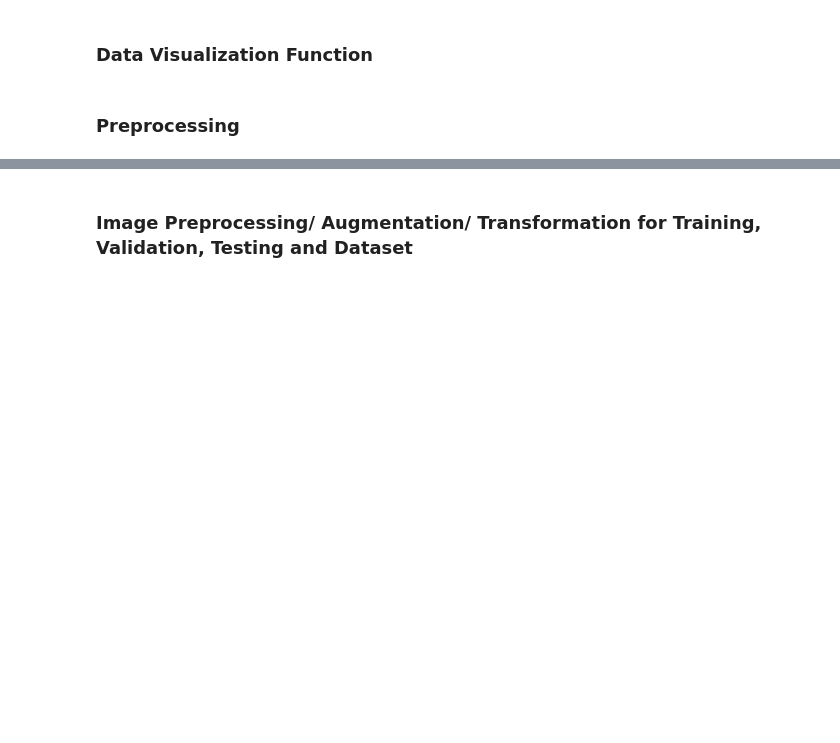
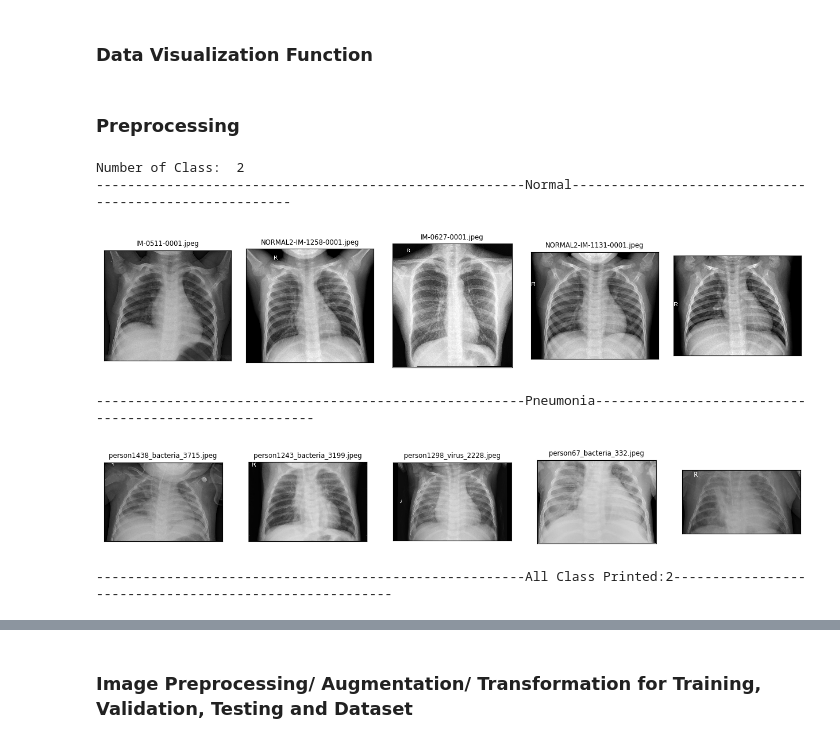
Before and after one commit to anjanatiha/Pneumonia-Detection-from-Chest-X-Ray-Images-with-Deep-Learning, a Jupyter notebook: code/Detection of Pneumonia from Chest X-Ray Images 1.0.0.0.ipynb, the cells around one changed output, grey strips where cells are left out. Cells and saved outputs as stored; diff of their text form; code cells hidden in the pictures; blank space fills up the shorter version.

```diff
--- a/code/Detection of Pneumonia from Chest X-Ray Images 1.0.0.0.ipynb
+++ b/code/Detection of Pneumonia from Chest X-Ray Images 1.0.0.0.ipynb
@@ -197,3 +237,43 @@ def name_correct(name):
     return re.sub(r'[^a-zA-Z,:]', ' ', name).title()
 # %% [markdown]
 ### Data Visualization Function
+# %%
+def get_reset_subplot_params(nrows, ncols, dpi):
+    subplot_params = {}
+    subplot_params["nrows"] = nrows
+    subplot_params["ncols"] = ncols
+
+    subplot_params["figsize_col"] = subplot_params["ncols"]*2.5
+    subplot_params["figsize_row"] = subplot_params["nrows"]*2.5
+    subplot_params["dpi"] = dpi
+    subplot_params["facecolor"] = 'w'
+    subplot_params["edgecolor"] = 'k'
+    subplot_params["subplot_kw"] = {'xticks': [], 'yticks': []}
+    subplot_params["axes.titlesize"] = 'small'
+    subplot_params["hspace"] = 0.5
+    subplot_params["wspace"] = 0.3
+
+    return subplot_params
+
+def get_reset_plot_params(figsize=(15, 5), title="", xlabel ="", ylabel="", legends=[], title_fontsize = 18, label_fontsize = 14, image_file_name="", save = False, dpi=100, update_image=True):
+    plot_params = {}
+
+    plot_params["figsize"] = figsize
+
+    plot_params["title"] = title
+
+    plot_params["xlabel"] = xlabel
+    plot_params["ylabel"] = ylabel
+
+    plot_params["legends"] = legends
+
+    plot_params["title_fontsize"] = title_fontsize
+    plot_params["axes.titlesize"] = "small"
+    plot_params["label_fontsize"] = label_fontsize
+
+    plot_params["image_file_name"] = image_file_name
+    plot_params["save"] = save
+    plot_params["update_image"] = update_image
+
+    plot_params["subplot"] = None
+    return plot_params
@@ -306 +459,10 @@ testing_dir = input_directory+ r"test"
+# %%
+show_class_sample_images(training_dir, image_count_per_category=5, save=False, dpi=100, update_image=False)
+# %% [output]
+Number of Class:  2
+-------------------------------------------------------Normal-------------------------------------------------------
+[figure, added]
+-------------------------------------------------------Pneumonia-------------------------------------------------------
+[figure, added]
+-------------------------------------------------------All Class Printed:2-------------------------------------------------------
 # %%
```
Also changed, not shown: parts of 22 cells of this notebook.
